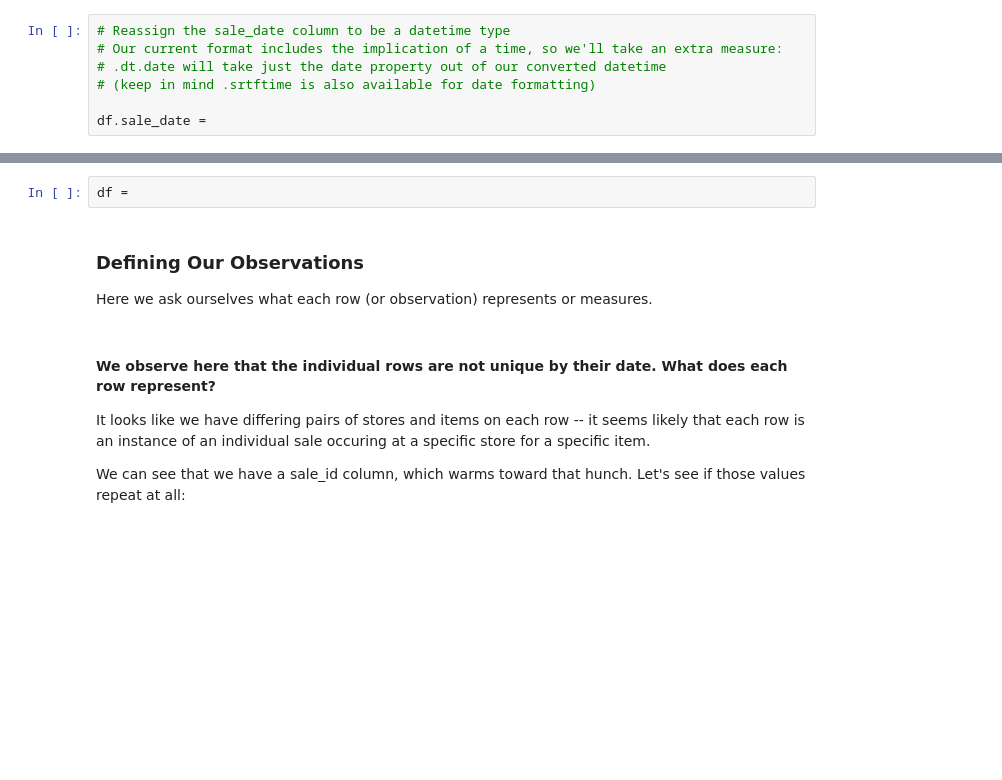
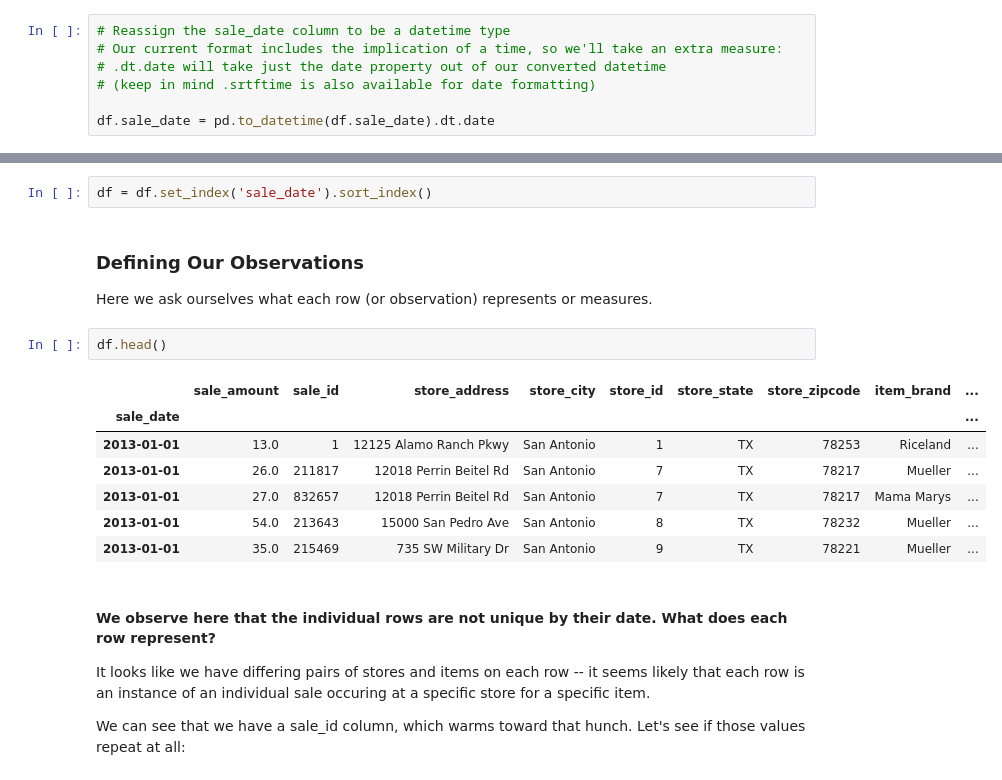
Before and after one commit to CodeupClassroom/florence-time-series-exercises, a Jupyter notebook: prepare_lesson.ipynb, the cells around one changed output, grey strips where cells are left out. Cells and saved outputs as stored; diff of their text form; blank space fills up the shorter version.

```diff
--- a/prepare_lesson.ipynb
+++ b/prepare_lesson.ipynb
@@ -80,15 +154,25 @@ We'll transform the column to a datetime, then we'll re-establish our index as t
 # .dt.date will take just the date property out of our converted datetime
 # (keep in mind .srtftime is also available for date formatting)
 
-df.sale_date =
+df.sale_date = pd.to_datetime(df.sale_date).dt.date
 # %% [markdown]
 Set the index, and sort so we can ensure that its in chronological order.
-# %%
-df =
+# %%
+df = df.set_index('sale_date').sort_index()
 # %% [markdown]
 ### Defining Our Observations
 
 Here we ask ourselves what each row (or observation) represents or measures.
+# %%
+df.head()
+# %% [output]
+|  | sale_amount | sale_id | store_address | store_city | store_id | store_state | store_zipcode | item_brand | ... |
+| sale_date |  |  |  |  |  |  |  |  | ... |
+| 2013-01-01 | 13.0 | 1 | 12125 Alamo Ranch Pkwy | San Antonio | 1 | TX | 78253 | Riceland | ... |
+| 2013-01-01 | 26.0 | 211817 | 12018 Perrin Beitel Rd | San Antonio | 7 | TX | 78217 | Mueller | ... |
+| 2013-01-01 | 27.0 | 832657 | 12018 Perrin Beitel Rd | San Antonio | 7 | TX | 78217 | Mama Marys | ... |
+| 2013-01-01 | 54.0 | 213643 | 15000 San Pedro Ave | San Antonio | 8 | TX | 78232 | Mueller | ... |
+| 2013-01-01 | 35.0 | 215469 | 735 SW Military Dr | San Antonio | 9 | TX | 78221 | Mueller | ... |
 # %% [markdown]
 #### We observe here that the individual rows are not unique by their date.  What does each row represent?
 It looks like we have differing pairs of stores and items on each row -- it seems likely that each row is an instance of an individual sale occuring at a specific store for a specific item.
```
Also changed, not shown: parts of 25 cells of this notebook.
